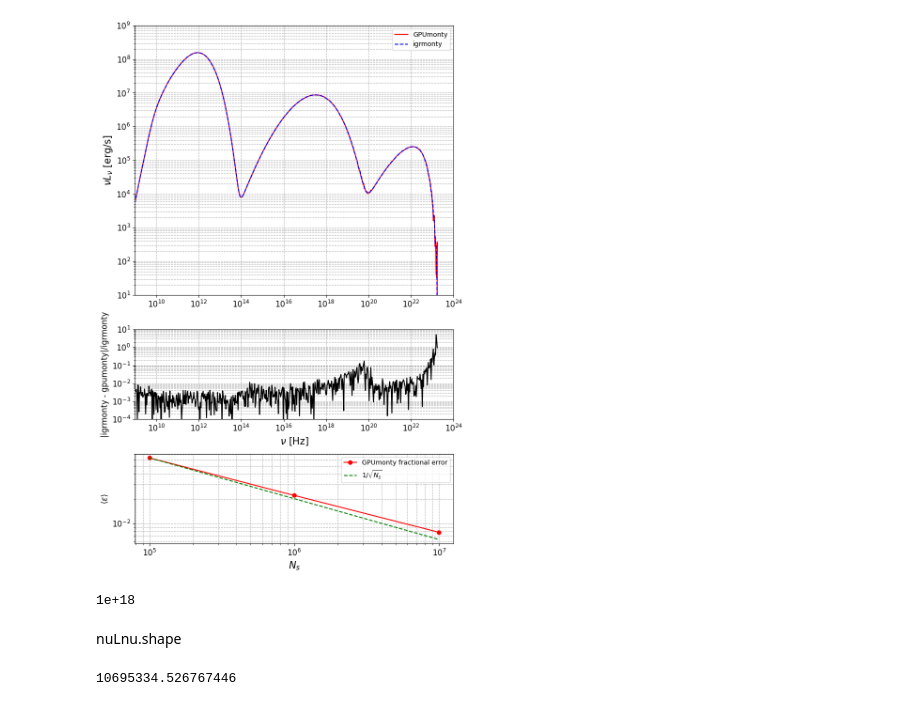
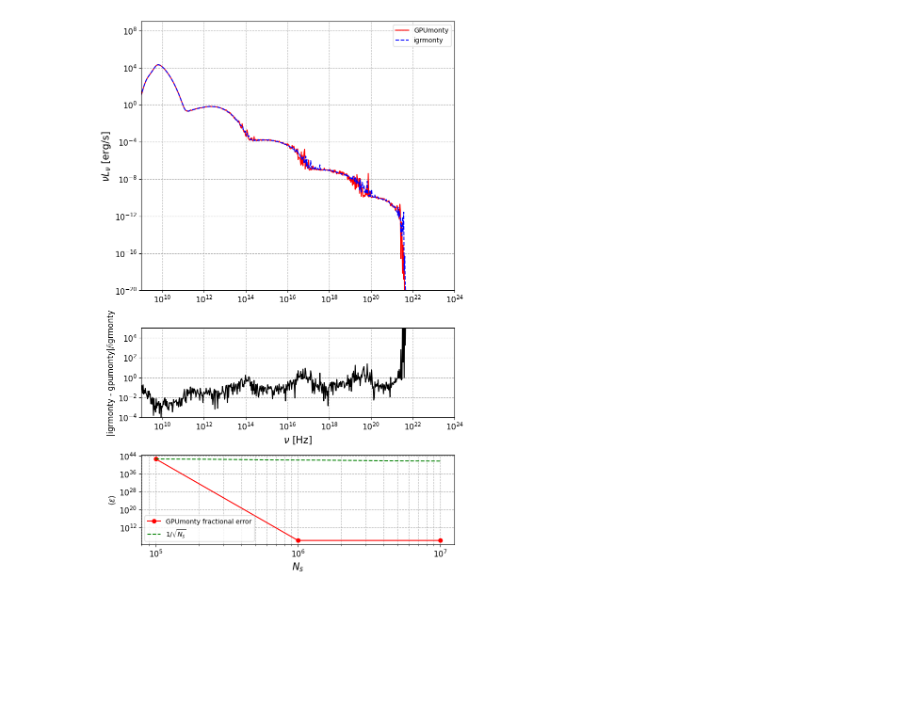
Before and after one commit to black-hole-group/gpumonty, a Jupyter notebook: python/igrmonty_scattering.ipynb, the cells around one changed output. Cells and saved outputs as stored; diff of their text form; code cells hidden in the pictures; blank space fills up the shorter version.

Commit message:
Version with boost for scattering sphere test

```diff
--- a/python/igrmonty_scattering.ipynb
+++ b/python/igrmonty_scattering.ipynb
@@ -246,7 +246,8 @@ init_emiss_tables()
 import h5py
 
 # Open the HDF5 file
-with h5py.File('../../igrmonty/scattering_1e7.h5', 'r') as f:
+with h5py.File('../../igrmonty/spectrum.h5', 'r') as f:
+#with h5py.File('../../igrmonty/spectrum.h5', 'r') as f:
     # Access the 'output' group
     output_group = f['output']
     LSUN = 3.827e33
@@ -254,15 +255,17 @@ with h5py.File('../../igrmonty/scattering_1e7.h5', 'r') as f:
     nu_igr = 10**output_group['lnu'][:] * (ME * CL**2/HPL)
     nuLnu_igr = output_group['nuLnu'][:] * LSUN
     dOmega_igr = output_group['dOmega'][:]
+# %%
+nuLnu_igr[nuLnu_igr == 0] = 1e-40
 # %%
 import numpy as np
 import matplotlib.pyplot as plt
 
 # Load your data
 nu1e5, nuLnu1e5, tauabs = grmonty('../output/scattering_1e5')
-nu1e6, nuLnu1e6, tauabs = grmonty('../output/testtt')
-nu1e7, nuLnu1e7, tauabs = grmonty('../output/scattering_1e7')
-
+nu1e6, nuLnu1e6, tauabs = grmonty('../output/scattering_1e6.spec')
+nu1e7, nuLnu1e7, tauabs = grmonty('../output/scattering_1e6.spec')
+nu = nu1e7
 # Simulation spectrum for the largest Ns (just for top panel)
 y_simdata = (nuLnu1e7 * domega_array[:, None] / (4 * np.pi)).sum(0)
 
@@ -288,10 +291,9 @@ ax1.set_yscale('log')
 ax1.set_ylabel(r"$\nu L_\nu$ [erg/s]", fontsize=15)
 ax1.grid(True, which="both", ls="--")
 ax1.tick_params(axis='both', which='major', labelsize=12)
-ax1.set_ylim(1e1, 1e9)
+ax1.set_ylim(1e-20, 1e9)
 ax1.set_xlim(1e9, 1e24)
 ax1.legend()
-
 # Middle panel: relative difference
 ax2 = fig.add_subplot(gs[1, 0], sharex=ax1)
 y_igr_interp = np.interp(nu, nu_igr, y_igr)
@@ -304,7 +306,7 @@ ax2.set_xlabel(r"$\nu$ [Hz]", fontsize=15)
 ax2.set_ylabel("|igrmonty - gpumonty|/igrmonty", fontsize=12)
 ax2.grid(True, which="both", ls="--")
 ax2.tick_params(axis='both', which='major', labelsize=12)
-ax2.set_ylim(1e-4, 10)
+ax2.set_ylim(1e-4, 1e5)
 
 # Bottom panel: fractional error vs Ns (independent x-axis)
 ax3 = fig.add_subplot(gs[2, 0])
@@ -314,41 +316,35 @@ epsilon_avg_list = []
 
 for y_sim in y_list:
     y_simdata = (y_sim * domega_array[:, None] / (4 * np.pi)).sum(0)
     y_igr_interp = np.interp(nu, nu_igr, y_igr)
     y_sim_masked = y_simdata[mask]
     y_igr_masked = y_igr_interp[mask]
     frac_error = np.abs(y_sim_masked - y_igr_masked) / y_igr_masked
     dlnnu = np.log(nu_masked[1:] / nu_masked[:-1])
     epsilon_avg = np.sum(frac_error[1:] * dlnnu) / np.log(numax/numin)
     epsilon_avg_list.append(epsilon_avg)
 
 epsilon_avg_list = np.array(epsilon_avg_list)
 
 # Plot epsilon_avg vs Ns
 ax3.plot(Ns_array, epsilon_avg_list, 'o-', color='red', label='GPUmonty fractional error')
 # 1/sqrt(Ns) reference line (normalized to first point)
 ax3.plot(Ns_array, epsilon_avg_list[0]*(Ns_array[0]/Ns_array)**0.5, '--', color='green', label=r'1/$\sqrt{N_s}$')
 
 ax3.set_xscale('log')
 ax3.set_yscale('log')
 ax3.set_xlabel(r"$N_s$", fontsize=15)
 ax3.set_ylabel(r"$\langle \epsilon \rangle$", fontsize=12)
 ax3.grid(True, which="both", ls="--")
 ax3.legend()
 ax3.tick_params(axis='both', which='major', labelsize=12)
 
 plt.tight_layout()
 #plt.savefig("spectra_comparison.png", dpi=300)  # save as PNG with high resolution
 plt.show()
+
+#Data saved in ./output/scattering_1e9.spec
+#Time spent running the full code: 58820.0000 seconds
+#Ntot = 1000000000/Number of Blocks = 3456 /Block Size = 256
 # %% [output]
-[figure, old version]
+[figure, new version]
-# %%
-numax
-# %% [output]
-1e+18
-# %% [markdown]
-nuLnu.shape
-# %%
-np.max(nuLnu_igr[1])
-# %% [output]
-10695334.526767446
```
Also changed, not shown: parts of 1 cell of this notebook, 7 other files.
